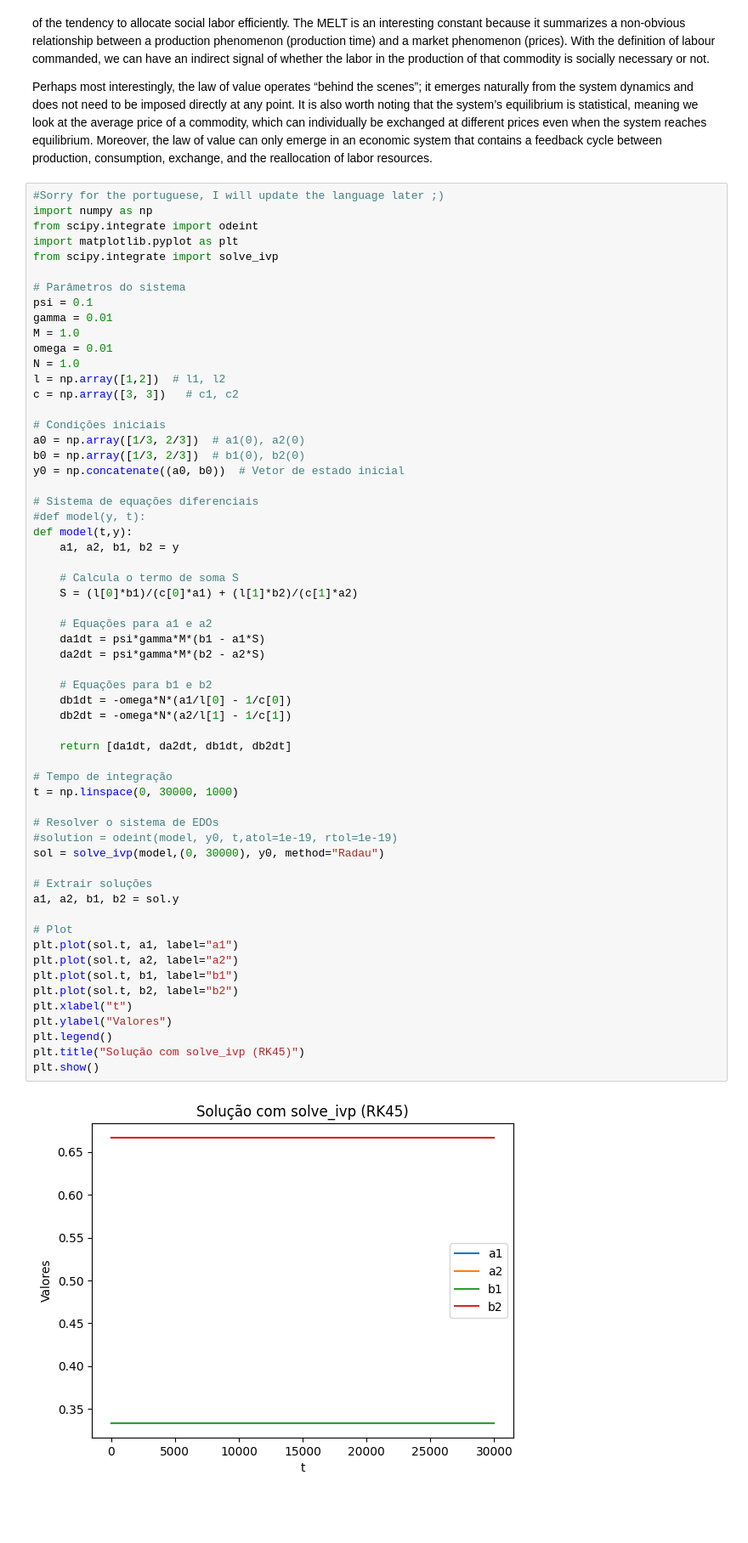
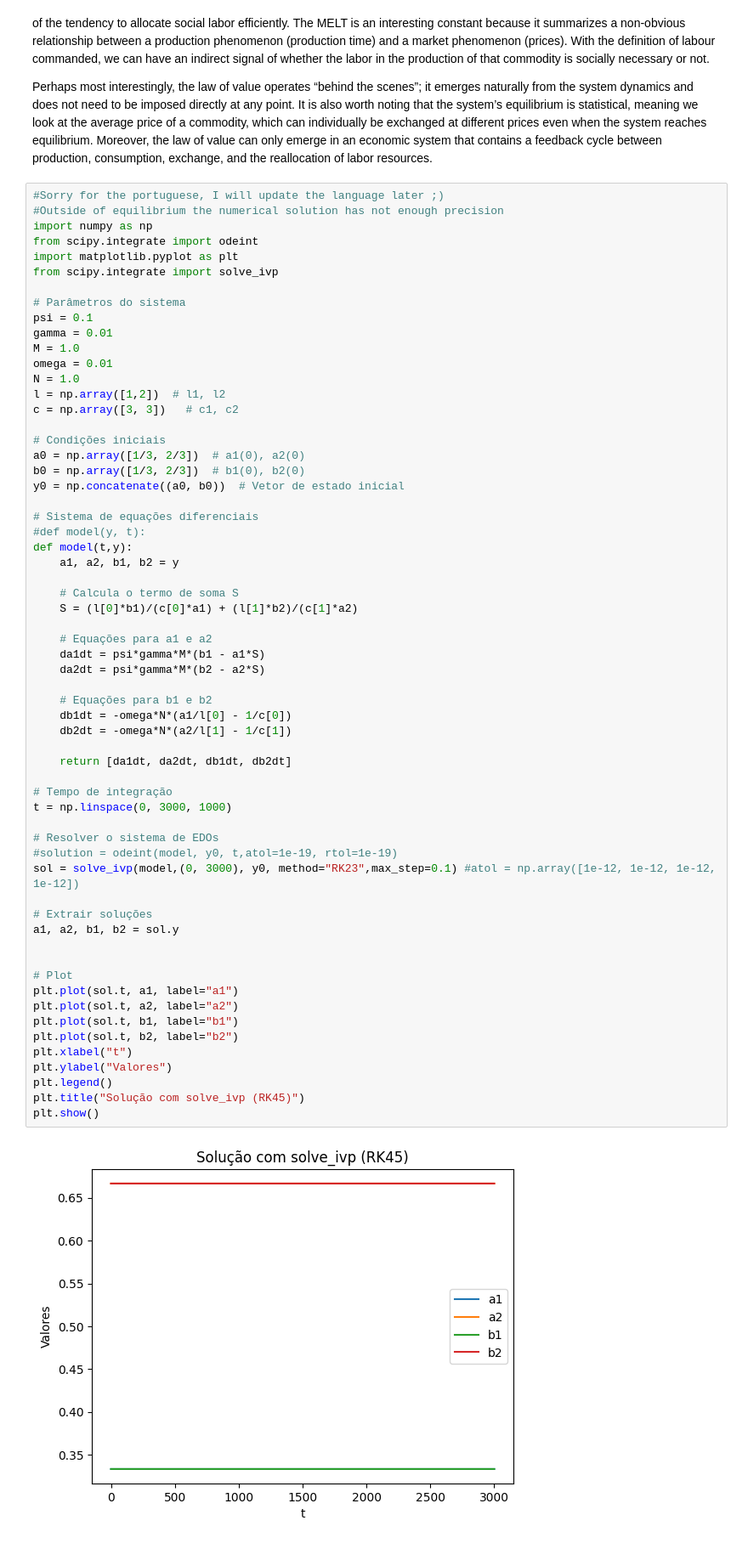
Before and after one commit to jdansb/Econophysics, a Jupyter notebook: Statistical_approximation_of_the_law_of_value_(EBM).ipynb, the cells around one changed output. Shown at 85% size. Drawn from its saved outputs; the diff is of its cells as text; blank space fills up the shorter version.

```diff
--- a/Statistical_approximation_of_the_law_of_value_(EBM).ipynb
+++ b/Statistical_approximation_of_the_law_of_value_(EBM).ipynb
@@ -350,6 +350,7 @@ In conclusion, the law of value is a phenomenon that emerges from the dynamic in
 Perhaps most interestingly, the law of value operates “behind the scenes”; it emerges naturally from the system dynamics and does not need to be imposed directly at any point. It is also worth noting that the system’s equilibrium is statistical, meaning we look at the average price of a commodity, which can individually be exchanged at different prices even when the system reaches equilibrium. Moreover, the law of value can only emerge in an economic system that contains a feedback cycle between production, consumption, exchange, and the reallocation of labor resources.
 # %%
 #Sorry for the portuguese, I will update the language later ;)
+#Outside of equilibrium the numerical solution has not enough precision
 import numpy as np
 from scipy.integrate import odeint
 import matplotlib.pyplot as plt
@@ -379,33 +380,34 @@ def model(t,y):
 
     # Equações para a1 e a2
     da1dt = psi*gamma*M*(b1 - a1*S)
     da2dt = psi*gamma*M*(b2 - a2*S)
 
     # Equações para b1 e b2
     db1dt = -omega*N*(a1/l[0] - 1/c[0])
     db2dt = -omega*N*(a2/l[1] - 1/c[1])
 
     return [da1dt, da2dt, db1dt, db2dt]
 
 # Tempo de integração
-t = np.linspace(0, 30000, 1000)
+t = np.linspace(0, 3000, 1000)
 
 # Resolver o sistema de EDOs
 #solution = odeint(model, y0, t,atol=1e-19, rtol=1e-19)
-sol = solve_ivp(model,(0, 30000), y0, method="Radau")
+sol = solve_ivp(model,(0, 3000), y0, method="RK23",max_step=0.1) #atol = np.array([1e-12, 1e-12, 1e-12, 1e-12])
 
 # Extrair soluções
 a1, a2, b1, b2 = sol.y
+
 
 # Plot
 plt.plot(sol.t, a1, label="a1")
 plt.plot(sol.t, a2, label="a2")
 plt.plot(sol.t, b1, label="b1")
 plt.plot(sol.t, b2, label="b2")
 plt.xlabel("t")
 plt.ylabel("Valores")
 plt.legend()
 plt.title("Solução com solve_ivp (RK45)")
 plt.show()
 # %% [output]
-[figure, old version]
+[figure, new version]
```
